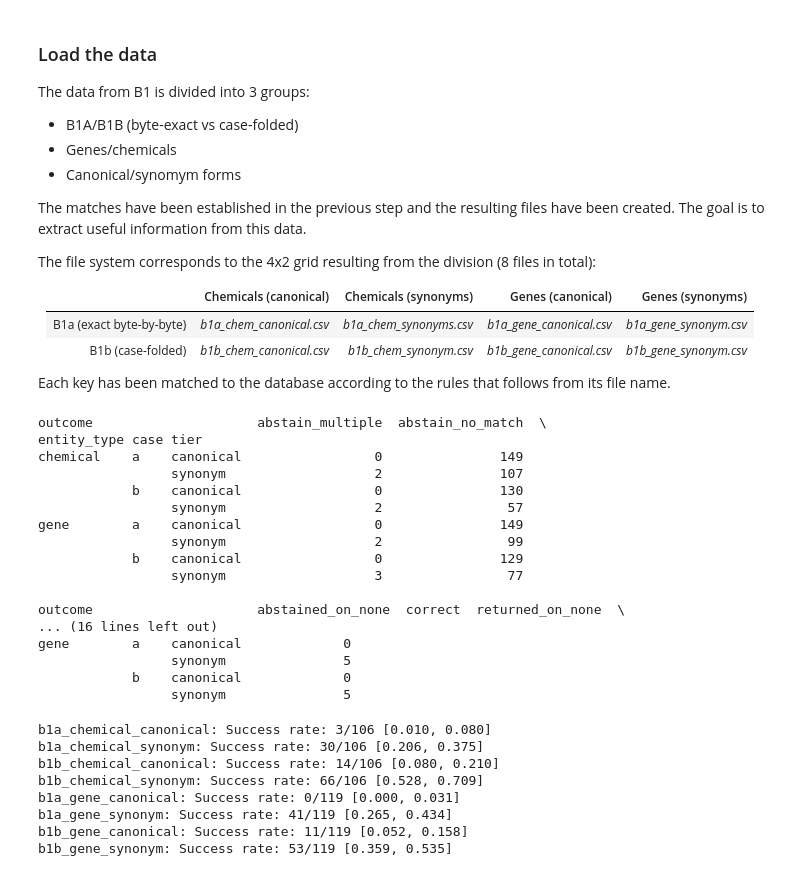
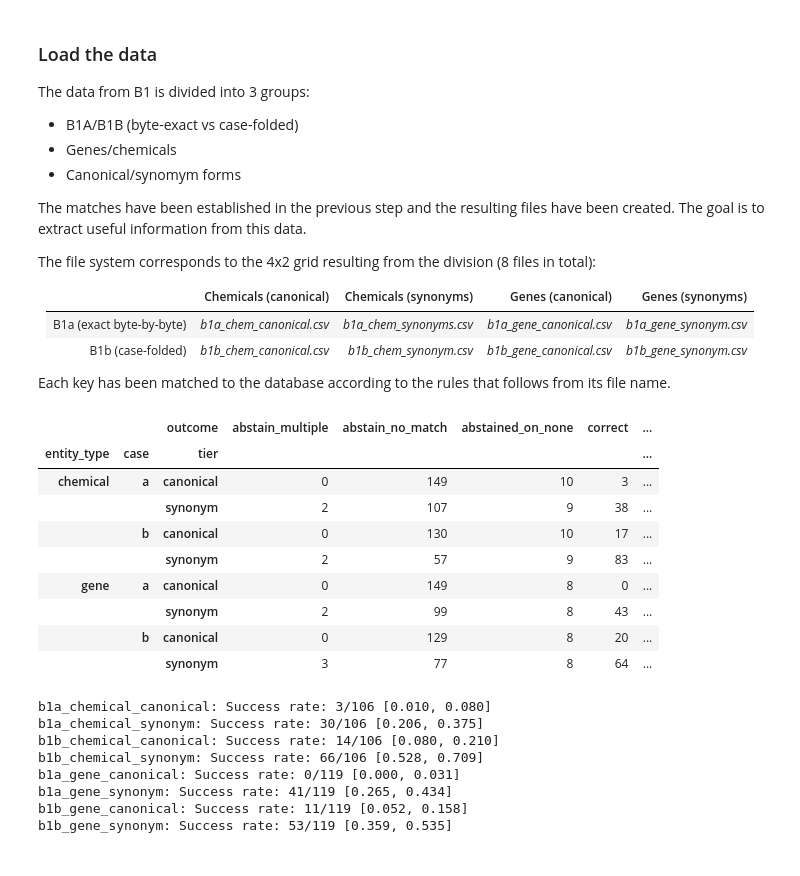
Before and after one commit to mathiashusted/local-entity-normalization, a Jupyter notebook: scripts/baseline/baseline_evaluation.ipynb, the cells around one changed output. Cells and saved outputs as stored; diff of their text form; code cells hidden in the pictures.

```diff
--- a/scripts/baseline/baseline_evaluation.ipynb
+++ b/scripts/baseline/baseline_evaluation.ipynb
@@ -102,7 +108,7 @@ for item in b1_data:
 # abstain_ambig: id_status wasn't none, there was more than one candidate
 # correct: id_status wasn't none, there was exactly one condidate and it was in the accepted_id list
 # wrong_entity: if all else fails, the classification was wrong to begin with
-def b1_decide(row):
+def decide(row):
     if row['id_status'] == "none":
         if row['returned_id'] != "":
             return "returned_on_none"
@@ -118,37 +124,30 @@ def b1_decide(row):
     return "wrong_entity"
 # %%
 # Create a new data frame to store all of the 8 tables concatenated into one
-dfs = []
+dfs_b2 = []
 for item in b1_data:
     df = item['merged'].copy()
     df['case'] = item['suffix']
     df['tier'] = item['tier']
-    df['outcome'] = df.apply(b1_decide, axis=1)
-    dfs.append(df)
+    df['outcome'] = df.apply(decide, axis=1)
+    dfs_b2.append(df)
 
-b1_full = pd.concat(dfs, ignore_index=True)
+b1_full = pd.concat(dfs_b2, ignore_index=True)
 assert len(b1_full) == 4 * 157 + 4 * 162
 # %%
 # Check
-print(pd.crosstab([b1_full['entity_type'], b1_full['case'], b1_full['tier']], b1_full['outcome']))
+pd.crosstab([b1_full['entity_type'], b1_full['case'], b1_full['tier']], b1_full['outcome'])
 # %% [output]
-outcome                     abstain_multiple  abstain_no_match  \
-entity_type case tier
-chemical    a    canonical                 0               149
-                 synonym                   2               107
-            b    canonical                 0               130
-                 synonym                   2                57
-gene        a    canonical                 0               149
-                 synonym                   2                99
-            b    canonical                 0               129
-                 synonym                   3                77
-
-outcome                     abstained_on_none  correct  returned_on_none  \
-... (16 lines left out)
-gene        a    canonical             0
-                 synonym               5
-            b    canonical             0
-                 synonym               5
+|  |  | outcome | abstain_multiple | abstain_no_match | abstained_on_none | correct | ... |
+| entity_type | case | tier |  |  |  |  | ... |
+| chemical | a | canonical | 0 | 149 | 10 | 3 | ... |
+|  |  | synonym | 2 | 107 | 9 | 38 | ... |
+|  | b | canonical | 0 | 130 | 10 | 17 | ... |
+|  |  | synonym | 2 | 57 | 9 | 83 | ... |
+| gene | a | canonical | 0 | 149 | 8 | 0 | ... |
+|  |  | synonym | 2 | 99 | 8 | 43 | ... |
+|  | b | canonical | 0 | 129 | 8 | 20 | ... |
+|  |  | synonym | 3 | 77 | 8 | 64 | ... |
 # %%
 # Number of successful resolutions
 # Quote: Wilson (1927), the original: E. B. Wilson, "Probable inference, the law of succession, and statistical inference," Journal of the American Statistical Association 22(158), 209–212.
```
Also changed, not shown: parts of 11 cells of this notebook, 7 other files.
